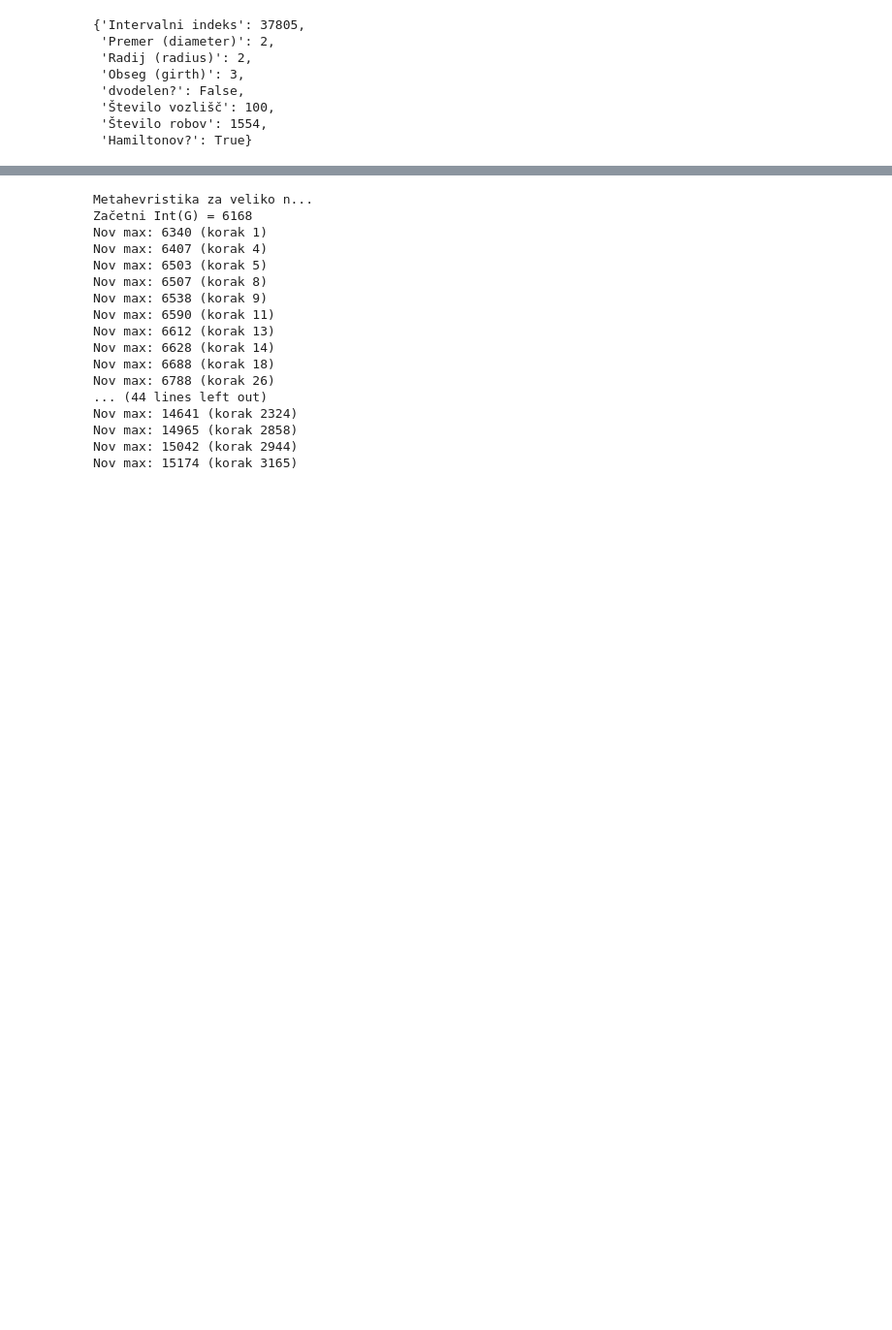
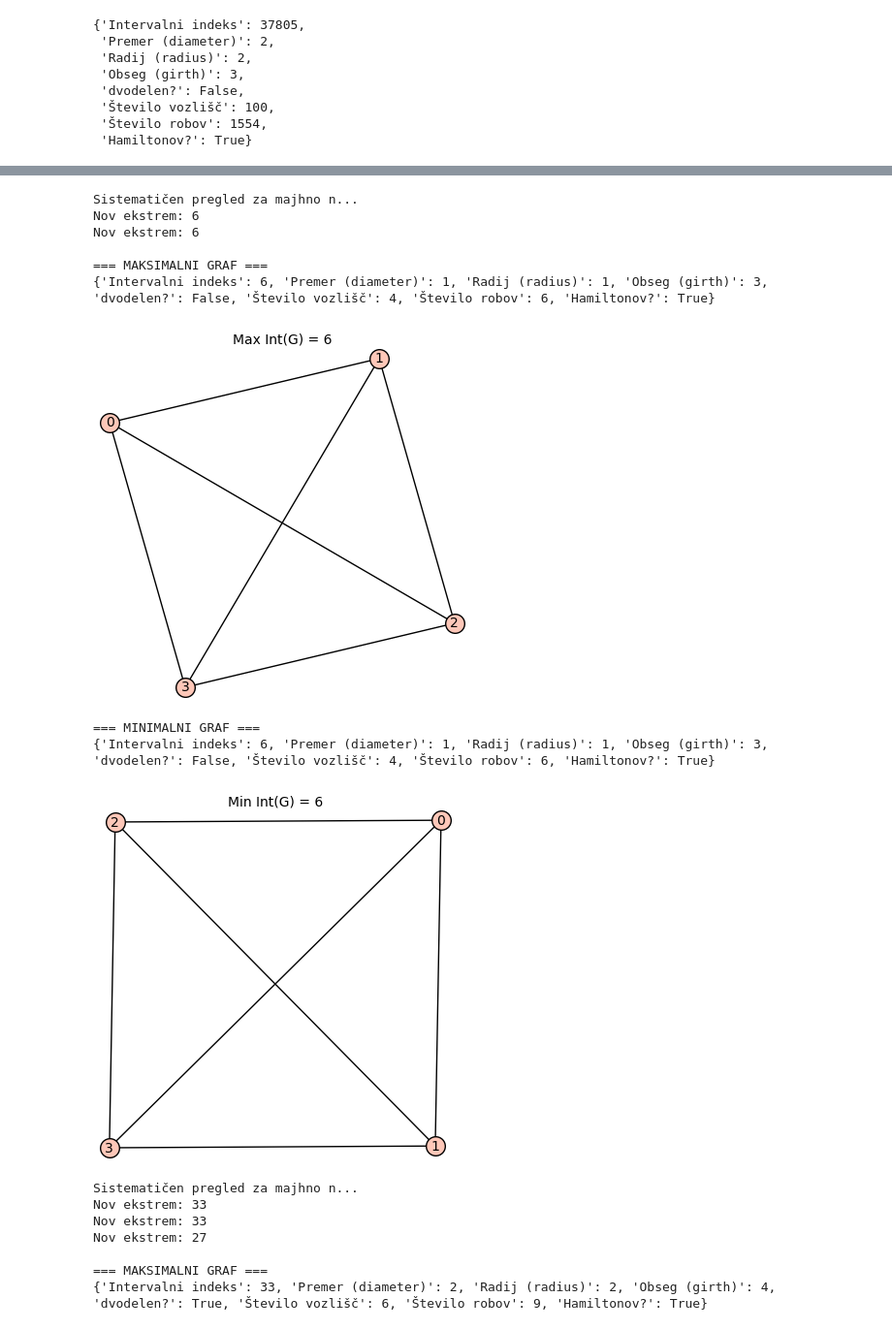
Before and after one commit to mm86903/Projektna-naloga---Interval-index, a Jupyter notebook: 2del.ipynb, the cells around one changed output, grey strips where cells are left out. Shown: that part at 97% size. Drawn from its saved outputs; the diff is of its cells as text; code cells hidden in the pictures; blank space fills up the shorter version.

```diff
--- a/2del.ipynb
+++ b/2del.ipynb
@@ -239,21 +199,24 @@ Nov min: 296 (korak 533)
 # %%
-
-najdi_ekstreme_kubicni(50, iteracije=20000)  # veliko n
+for i in range(3, 27):
+    if i % 2 == 0:
+        najdi_ekstreme_kubicni(i, iteracije = 20000) #
+    else:
+        continue
 # %% [output]
-Metahevristika za veliko n...
-Začetni Int(G) = 6168
-Nov max: 6340 (korak 1)
-Nov max: 6407 (korak 4)
-Nov max: 6503 (korak 5)
-Nov max: 6507 (korak 8)
-Nov max: 6538 (korak 9)
-Nov max: 6590 (korak 11)
-Nov max: 6612 (korak 13)
-Nov max: 6628 (korak 14)
-Nov max: 6688 (korak 18)
-Nov max: 6788 (korak 26)
-... (44 lines left out)
-Nov max: 14641 (korak 2324)
-Nov max: 14965 (korak 2858)
-Nov max: 15042 (korak 2944)
-Nov max: 15174 (korak 3165)
+Sistematičen pregled za majhno n...
+Nov ekstrem: 6
+Nov ekstrem: 6
+
+=== MAKSIMALNI GRAF ===
+{'Intervalni indeks': 6, 'Premer (diameter)': 1, 'Radij (radius)': 1, 'Obseg (girth)': 3, 'dvodelen?': False, 'Število vozlišč': 4, 'Število robov': 6, 'Hamiltonov?': True}
+[figure, added]
+=== MINIMALNI GRAF ===
+{'Intervalni indeks': 6, 'Premer (diameter)': 1, 'Radij (radius)': 1, 'Obseg (girth)': 3, 'dvodelen?': False, 'Število vozlišč': 4, 'Število robov': 6, 'Hamiltonov?': True}
+[figure, added]
+Sistematičen pregled za majhno n...
+Nov ekstrem: 33
+Nov ekstrem: 33
+Nov ekstrem: 27
+
+=== MAKSIMALNI GRAF ===
+{'Intervalni indeks': 33, 'Premer (diameter)': 2, 'Radij (radius)': 2, 'Obseg (girth)': 4, 'dvodelen?': True, 'Število vozlišč': 6, 'Število robov': 9, 'Hamiltonov?': True}
```
Also changed, not shown: parts of 3 cells of this notebook, 5 other files.
